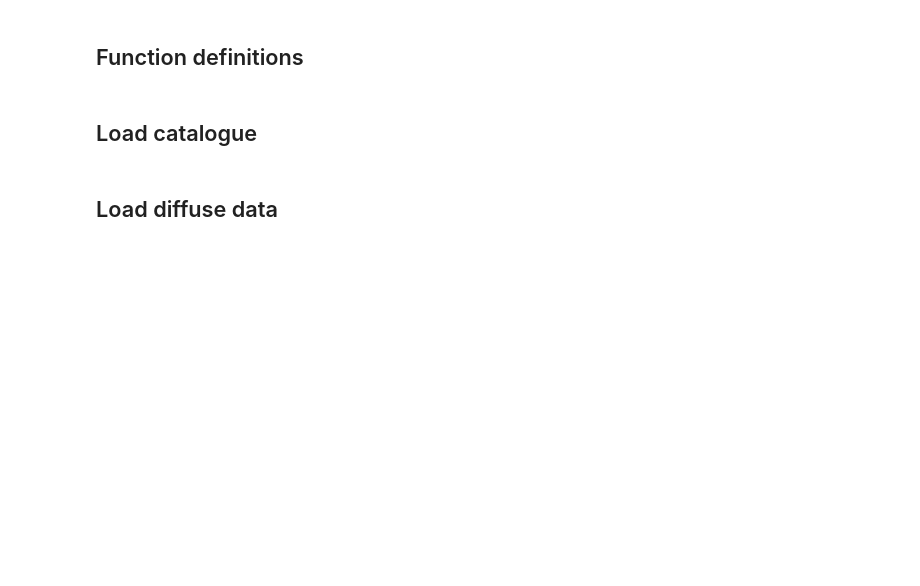
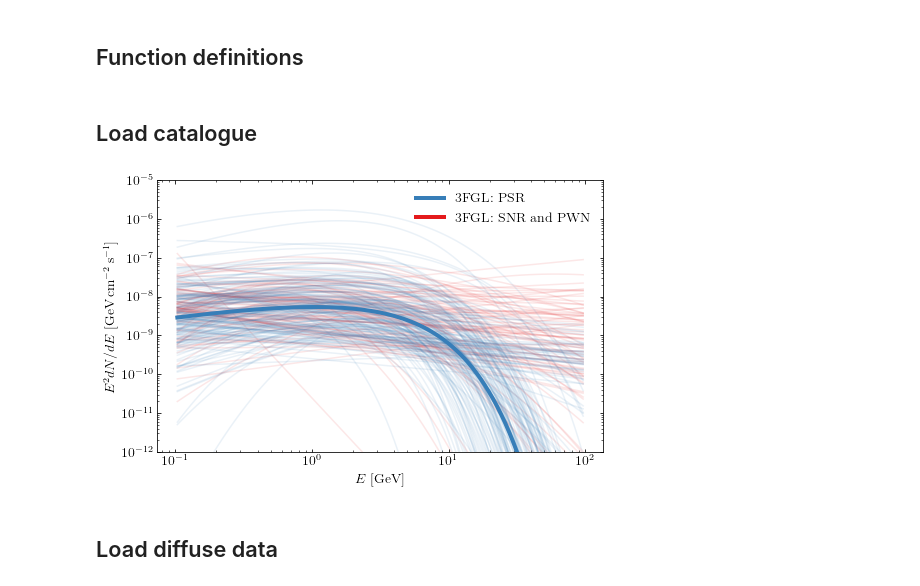
Before and after one commit to martp91/y-rays-UPS, a Jupyter notebook: sim_gamma_sources.ipynb, the cells around one changed output. Saved outputs shown, nothing was run; the diff lists cells and outputs as text; code cells hidden in the pictures; blank space fills up the shorter version.

```diff
--- a/sim_gamma_sources.ipynb
+++ b/sim_gamma_sources.ipynb
@@ -211,43 +279,59 @@ def read_catalog(fn,catalog='fgl',classes=['pwn','snr','spp']):
 # %%
 ##Load 3fgl data and get average spectrum and histogram of fluxes from here
 ###The spectrum was fitted so that we can use the analytical expression bellow. So this is now not really needed.
 ##
 
 file_3fgl = 'gll_psc_v16.fit'
 func_log = lambda E,p: p[0]*(E/p[1])**(-p[2]-p[3]*np.log(E/p[1]))
 func_Exp = lambda E,p: p[0]*(E/p[1])**(-p[2])*np.exp((p[1]/p[3])**p[4]-(E/p[3])**p[4])
 
 ###Only hard sources (SNR and PWN (spp=either of those not identified))
-hist_3fgl_snr,intp_3fgl_snr_normed,snr_index = read_catalog('gll_psc_v16.fit',catalog='fgl',
+hist_3fgl_snr,intp_3fgl_snr_normed,spec_3fgl_snr = read_catalog('gll_psc_v16.fit',catalog='fgl',
                                                             classes=['pwn','snr','spp'])
+###All galactic sources
+hist_3fgl_all,intp_3fgl_all_normed,spec_3fgl_psr = read_catalog('gll_psc_v16.fit',catalog='fgl',
+                                                            classes=['psr'])
 
-hist_3fhl_snr,intp_3fhl_snr_normed,snr_index = read_catalog('gll_psch_v13.fit',catalog='fhl',
-                                                          classes=['pwn','snr','spp'])
+intp_3fgl_snr_normed = E**-2.2
+# hist_3fhl_snr,intp_3fhl_snr_normed,spec_3fhl_snr = read_catalog('gll_psch_v13.fit',catalog='fhl',
+#                                                           classes=['pwn','snr','spp'])
+# hist_3fhl_all,intp_3fhl_all_normed,spec_3fhl_psr = read_catalog('gll_psch_v13.fit',catalog='fhl',
+#                                                           classes=['psr'])
 
 #plt.loglog(E3fgl,E3fgl**2*intp_3fgl_snr_normed)
 #plt.loglog(Efhl,Efhl**2*intp_3fhl_snr_normed)
 f = lambda E,Ebr,p: p[0]*np.where(E <Ebr,(E/p[1])**(-p[2])*np.exp((p[1]/p[3])**p[4]-(E/p[3])**p[4]),
                                   (Ebr/p[1])**(-p[2])*np.exp((p[1]/p[3])**p[4]-(Ebr/p[3])**p[4])*(E/Ebr)**-p[5])
 
 Ebr = 100
 
 ###
-###All galactic sources
-hist_3fgl_all,intp_3fgl_all_normed,ind = read_catalog('gll_psc_v16.fit',catalog='fgl',
-                                                            classes=['pwn','snr','spp','psr'])
+
 
 ##These values are the best fitted values, normalization does not matter, will be fixed later
-intp_3fgl_all_normed = f(E,Ebr,[1,1,1.7,3.1,0.89,3.4])
-# f,ax = plt.subplots(1,figsize=(6,4))
-# ax.loglog(E,E**2*intp_3fgl_all_normed, color=colors[1],label='All galactic sources')
-# ax.loglog(E,E**2*intp_3fgl_snr_normed,color=colors[5],label='SNR and PWN')
-# ax.set_ylim([1e-5,10])
-# ax.tick_params(direction='in',which='both',top='on',right='on',labelsize=14)
-# ax.get_yaxis().set_ticks([])
-# ax.set_ylabel(r"$E^2 dN/dE$  a.u.",fontsize=14)
-# ax.set_xlabel(r"$E$ [GeV]",fontsize=14)
-# plt.legend(frameon=False,fontsize=14,loc=1)
-# plt.savefig('unres_source_spec.pdf')
+#intp_3fgl_all_normed = f(E,Ebr,[1,1,1.7,3.1,0.89,3.4])
+f,ax = plt.subplots(1,figsize=(8,5))
+for sp in spec_3fgl_psr:
+    ax.loglog(E3fgl,E3fgl**2*sp,color=colors[1],alpha=0.1,zorder=2)
+
+ax.loglog(E3fgl,E3fgl**2*intp_3fgl_all_normed,color=colors[1],label='3FGL: PSR',alpha=1,lw=4,zorder=9)
+for sp in spec_3fgl_snr:
+    ax.loglog(E3fgl,E3fgl**2*sp,color=colors[5],alpha=0.1,zorder=1)
+
+ax.loglog(E3fgl,E3fgl**2*intp_3fgl_snr_normed,color=colors[5],label='3FGL: SNR and PWN',alpha=1,lw=4,zorder=10)
+
+#ax.loglog(Efhl,Efhl**2*intp_3fhl_all_normed, ls='--',color=colors[1],label='3FHL: all galactic sources')
+#ax.loglog(Efhl,Efhl**2*intp_3fhl_snr_normed,ls='--',color=colors[5],label='3FHL: SNR and PWN')
+
+ax.set_ylim([1e-12,1e-5])
+ax.tick_params(direction='in',which='both',top='on',right='on',labelsize=14)
+#ax.get_yaxis().set_ticks([])
+ax.set_ylabel(r"$E^2 dN/dE$  $\rm [GeV\,cm^{-2} \, s^{-1}]$",fontsize=14)
+ax.set_xlabel(r"$E$ [GeV]",fontsize=14)
+plt.legend(frameon=False,fontsize=14,loc=1)
+plt.savefig('unres_source_spec.pdf')
+# %% [output]
+[figure, added]
 # %% [markdown]
 ## Load diffuse data
 # %%
```
Also changed, not shown: parts of 10 cells of this notebook.
